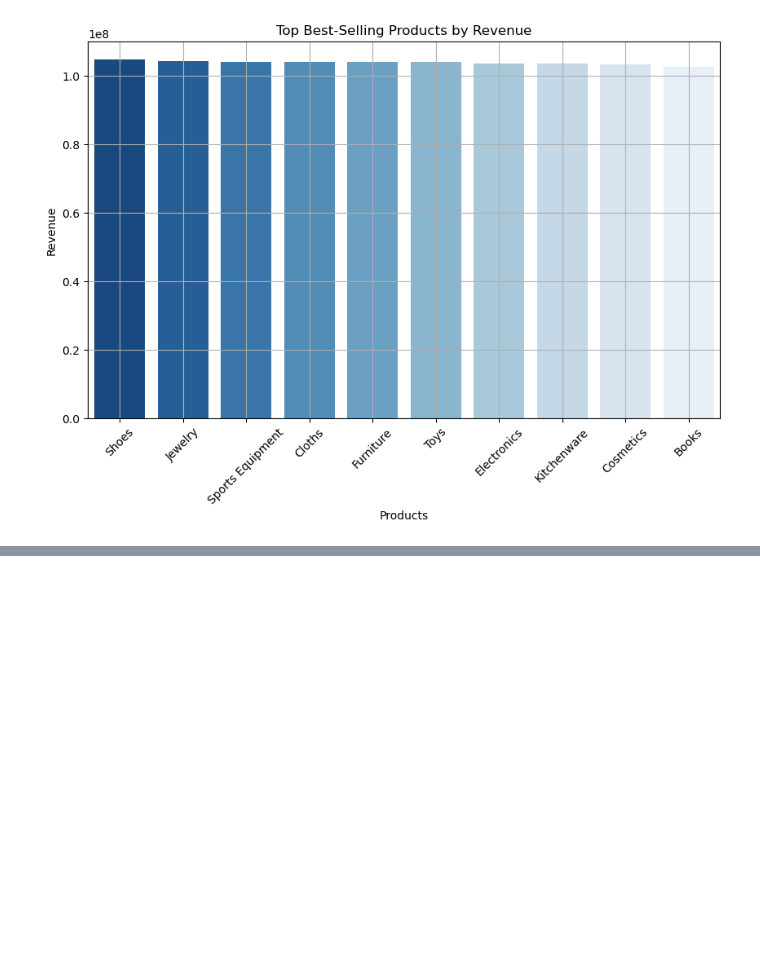
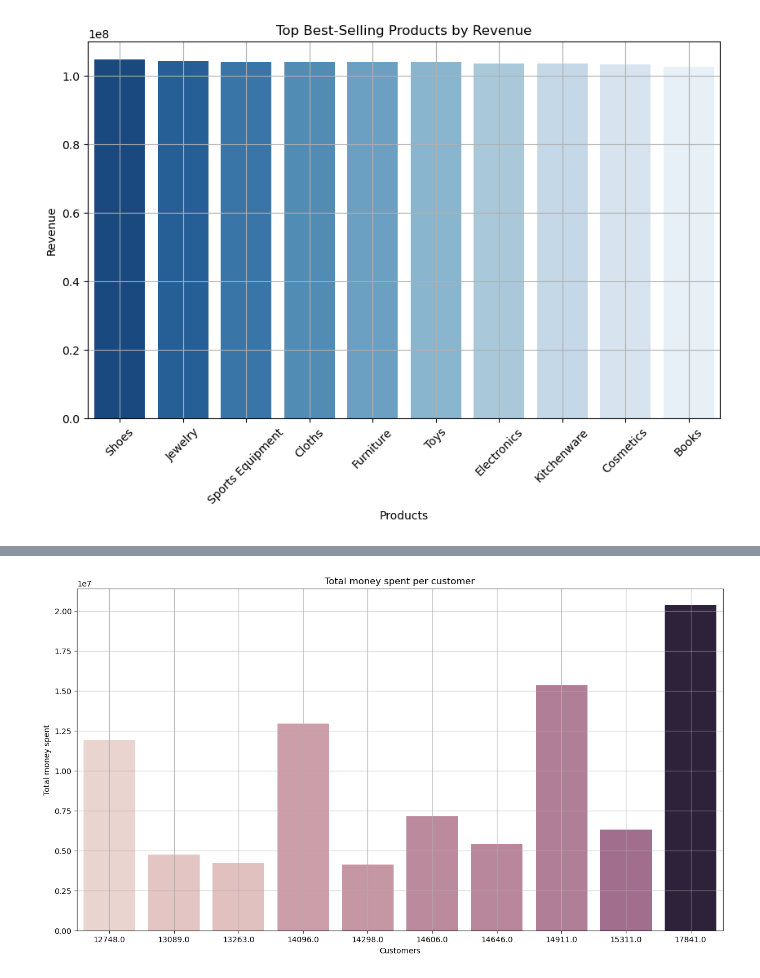
Before and after one commit to tsissam/Amdari_Cohort_Analysis_for_assessing_customer_retention_in_E-commerce_industry, a Jupyter notebook: notebooks/02_eda_sales_behavior.ipynb, the cells around one changed output, grey strips where cells are left out. Cells and saved outputs as stored; diff of their text form; code cells hidden in the pictures; blank space fills up the shorter version.

```diff
--- a/notebooks/02_eda_sales_behavior.ipynb
+++ b/notebooks/02_eda_sales_behavior.ipynb
@@ -305,0 +342,6 @@ Understand how active your customers are.
+# %%
+# Total money spent per customer
+
+total_money_spent_per_customer = df.groupby('CustomerID')['TotalPrice'].sum().reset_index()
+total_money_spent_per_customer = total_money_spent_per_customer.sort_values('TotalPrice', ascending=False)
+total_money_spent_per_customer.head(10)
@@ -305,0 +360,11 @@ Understand how active your customers are.
+# %%
+#plot
+plt.figure(figsize=(15, 8))
+sns.barplot(data = total_money_spent_per_customer.head(10), x = 'CustomerID', y = 'TotalPrice', hue = 'CustomerID', legend=False)
+plt.title('Total money spent per customer')
+plt.xlabel('Customers')
+plt.ylabel('Total money spent')
+plt.grid()
+plt.show()
+# %% [output]
+[figure, added]
```
Also changed, not shown: parts of 10 cells of this notebook, 3 other files.
